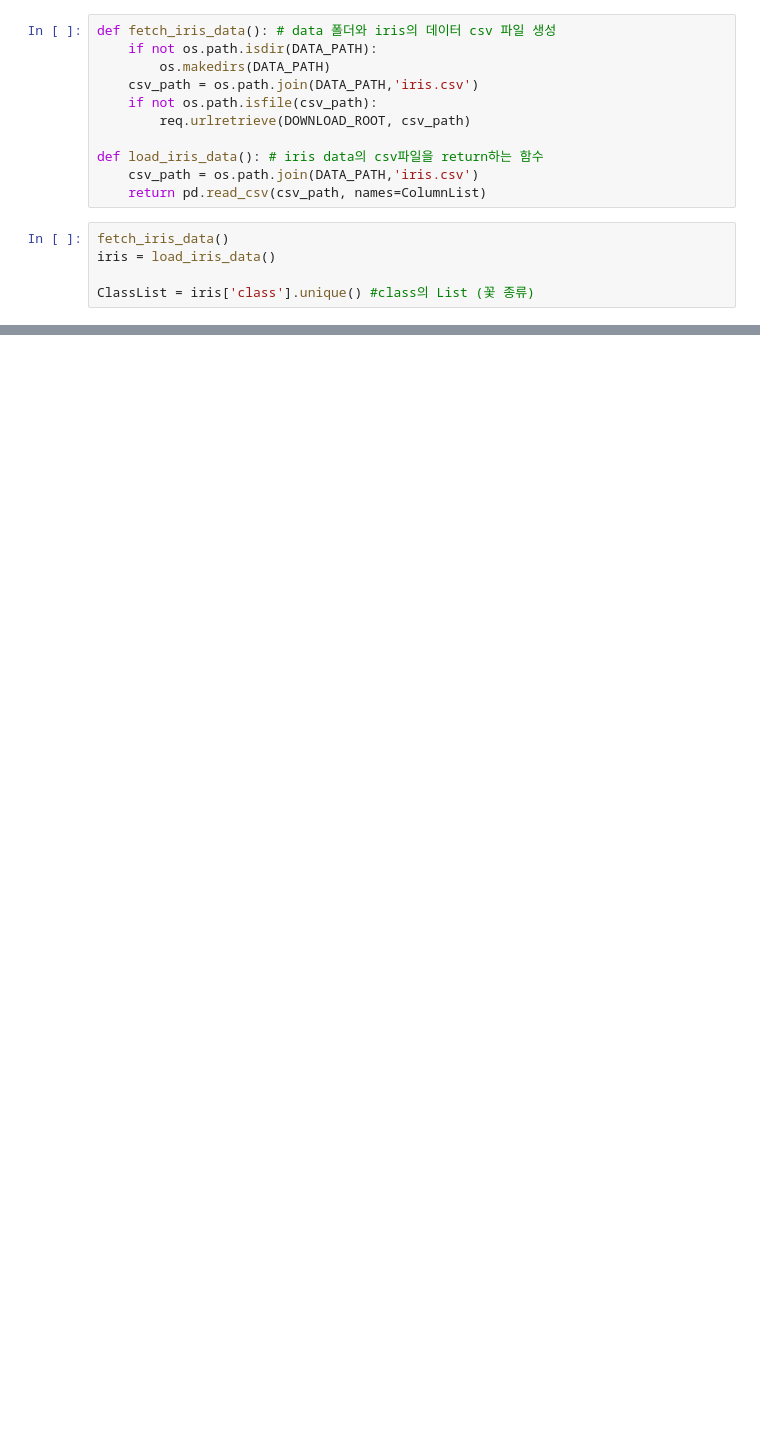
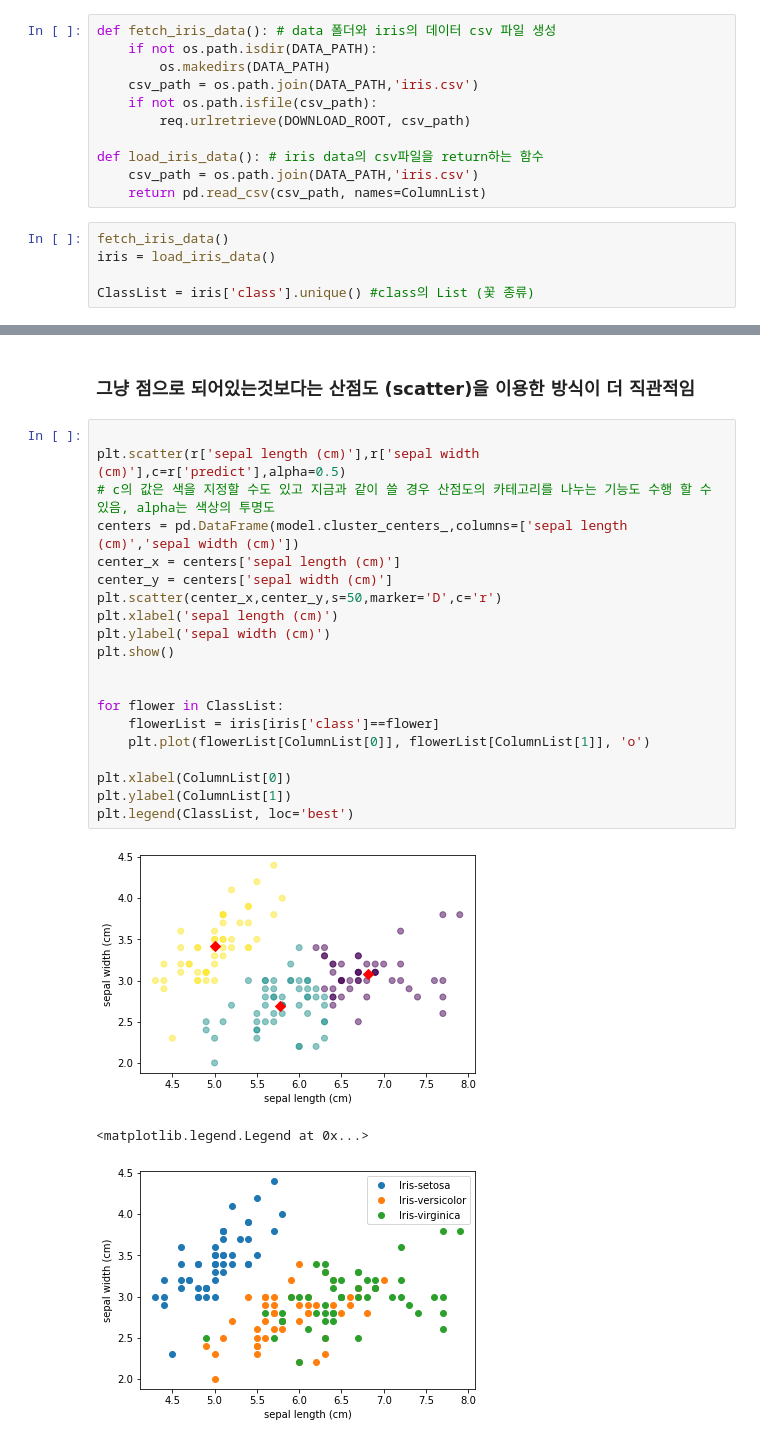
Before and after one commit to DongHyun99/Data_Mining, a Jupyter notebook: Pandas_data_analysis/week2.ipynb, the cells around one changed output, grey strips where cells are left out. Drawn from its saved outputs; the diff is of its cells as text; blank space fills up the shorter version.

```diff
--- a/Pandas_data_analysis/week2.ipynb
+++ b/Pandas_data_analysis/week2.ipynb
@@ -47,0 +55,26 @@ KeyError: 'Sepal length'
+# %% [markdown]
+### 그냥 점으로 되어있는것보다는 산점도 (scatter)을 이용한 방식이 더 직관적임
+# %%
+
+plt.scatter(r['sepal length (cm)'],r['sepal width (cm)'],c=r['predict'],alpha=0.5)
+# c의 값은 색을 지정할 수도 있고 지금과 같이 쓸 경우 산점도의 카테고리를 나누는 기능도 수행 할 수 있음, alpha는 색상의 투명도
+centers = pd.DataFrame(model.cluster_centers_,columns=['sepal length (cm)','sepal width (cm)'])
+center_x = centers['sepal length (cm)']
+center_y = centers['sepal width (cm)']
+plt.scatter(center_x,center_y,s=50,marker='D',c='r')
+plt.xlabel('sepal length (cm)')
+plt.ylabel('sepal width (cm)')
+plt.show()
+
+
+for flower in ClassList:
+    flowerList = iris[iris['class']==flower]
+    plt.plot(flowerList[ColumnList[0]], flowerList[ColumnList[1]], 'o')
+
+plt.xlabel(ColumnList[0])
+plt.ylabel(ColumnList[1])
+plt.legend(ClassList, loc='best')
+# %% [output]
+[figure, added]
+<matplotlib.legend.Legend at 0x...>
+[figure, added]
```
Also changed, not shown: parts of 6 cells of this notebook, 1 other file.
